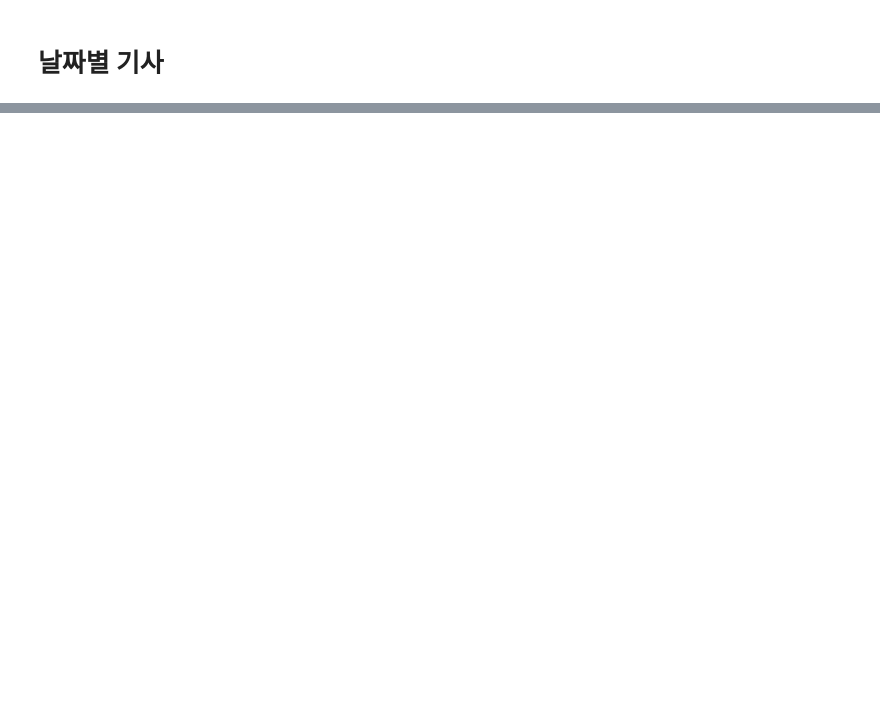
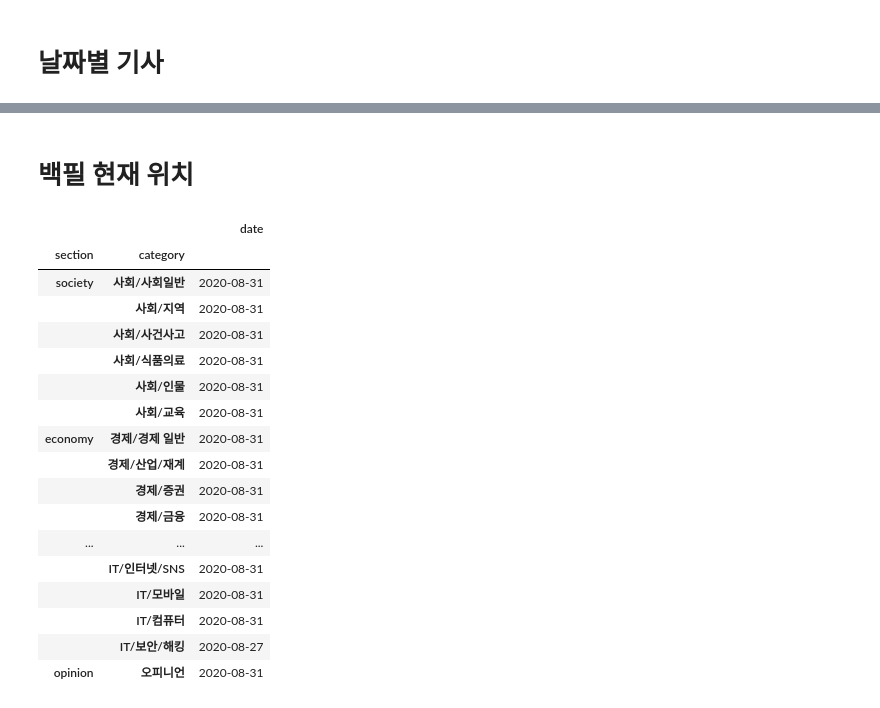
Before and after one commit to ejpark78/nlp-utils, a Jupyter notebook: notebook/backfill-state.ipynb, the cells around one changed output, grey strips where cells are left out. Cells and saved outputs as stored; diff of their text form; code cells hidden in the pictures; blank space fills up the shorter version.

```diff
--- a/notebook/backfill-state.ipynb
+++ b/notebook/backfill-state.ipynb
@@ -129,0 +130,29 @@ display(df_date[ mask ].plot(kind='barh', stacked=True, figsize=(15, 15)))
+# %% [markdown]
+# 백필 현재 위치
+# %%
+index_list = [x for x in reports.state['list'] if set(x.split('-')).intersection(neddle) == neddle]
+
+data = reports.get_category_min_date(index_list=','.join(index_list))
+# %%
+df_backfill_pos = pd.DataFrame(data).set_index(['section', 'category'])
+# %%
+df_backfill_pos
+# %% [output]
+|  |  | date |
+| section | category |  |
+| society | 사회/사회일반 | 2020-08-31 |
+|  | 사회/지역 | 2020-08-31 |
+|  | 사회/사건사고 | 2020-08-31 |
+|  | 사회/식품의료 | 2020-08-31 |
+|  | 사회/인물 | 2020-08-31 |
+|  | 사회/교육 | 2020-08-31 |
+| economy | 경제/경제 일반 | 2020-08-31 |
+|  | 경제/산업/재계 | 2020-08-31 |
+|  | 경제/증권 | 2020-08-31 |
+|  | 경제/금융 | 2020-08-31 |
+| ... | ... | ... |
+|  | IT/인터넷/SNS | 2020-08-31 |
+|  | IT/모바일 | 2020-08-31 |
+|  | IT/컴퓨터 | 2020-08-31 |
+|  | IT/보안/해킹 | 2020-08-27 |
+| opinion | 오피니언 | 2020-08-31 |
```
Also changed, not shown: parts of 8 cells of this notebook, 4 other files.
